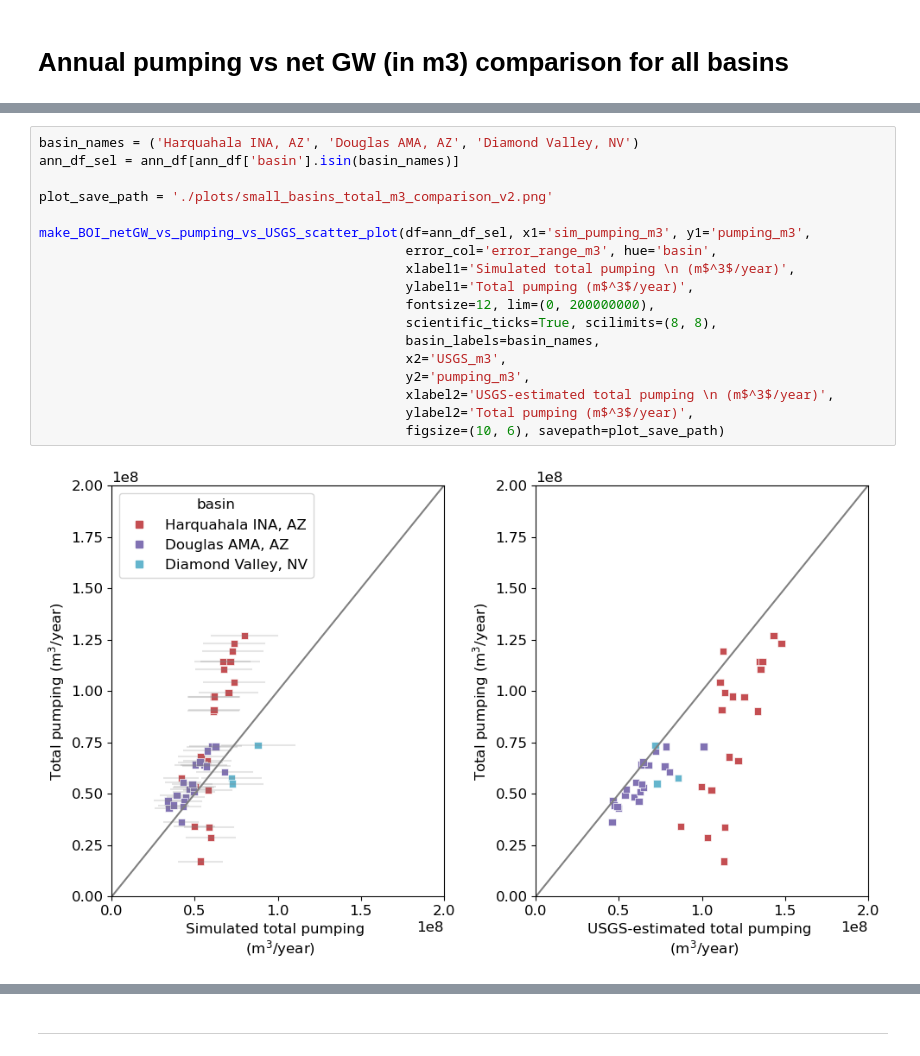
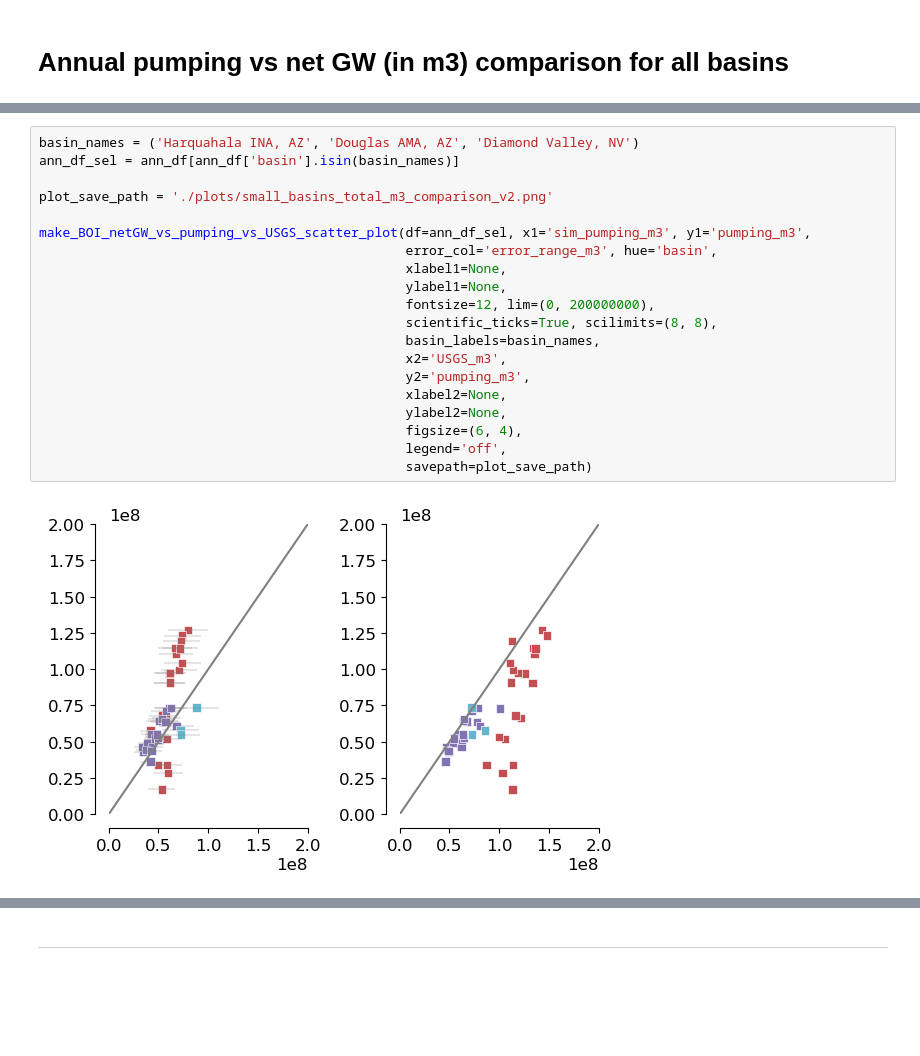
Before and after one commit to mdfahimhasan/WestUS_Peff, a Jupyter notebook: Codes/results_analysis/netGW_vs_pumping.ipynb, the cells around one changed output, grey strips where cells are left out. Cells and saved outputs as stored; diff of their text form; blank space fills up the shorter version.

Commit message:
plotting minor updates

```diff
--- a/Codes/results_analysis/netGW_vs_pumping.ipynb
+++ b/Codes/results_analysis/netGW_vs_pumping.ipynb
@@ -44,23 +45,25 @@ make_BOI_netGW_vs_pumping_vs_USGS_scatter_plot(df=ann_df, x1='sim_pumping_m3', y
 # %%
 basin_names = ('Harquahala INA, AZ', 'Douglas AMA, AZ', 'Diamond Valley, NV')
 ann_df_sel = ann_df[ann_df['basin'].isin(basin_names)]
 
 plot_save_path = './plots/small_basins_total_m3_comparison_v2.png'
 
 make_BOI_netGW_vs_pumping_vs_USGS_scatter_plot(df=ann_df_sel, x1='sim_pumping_m3', y1='pumping_m3',
                                                error_col='error_range_m3', hue='basin',
-                                               xlabel1='Simulated total pumping \n (m$^3$/year)',
-                                               ylabel1='Total pumping (m$^3$/year)',
+                                               xlabel1=None,
+                                               ylabel1=None,
                                                fontsize=12, lim=(0, 200000000),
                                                scientific_ticks=True, scilimits=(8, 8),
                                                basin_labels=basin_names,
                                                x2='USGS_m3',
                                                y2='pumping_m3',
-                                               xlabel2='USGS-estimated total pumping \n (m$^3$/year)',
-                                               ylabel2='Total pumping (m$^3$/year)',
-                                               figsize=(10, 6), savepath=plot_save_path)
+                                               xlabel2=None,
+                                               ylabel2=None,
+                                               figsize=(6, 4),
+                                               legend='off',
+                                               savepath=plot_save_path)
 # %% [output]
-[figure, old version]
+[figure, new version]
 # %%
 ann_df = pd.read_csv('../../Data_main/results_eval/netGW/annual_all_basins.csv')
 
```
Also changed, not shown: parts of 10 cells of this notebook, 3 other files.
